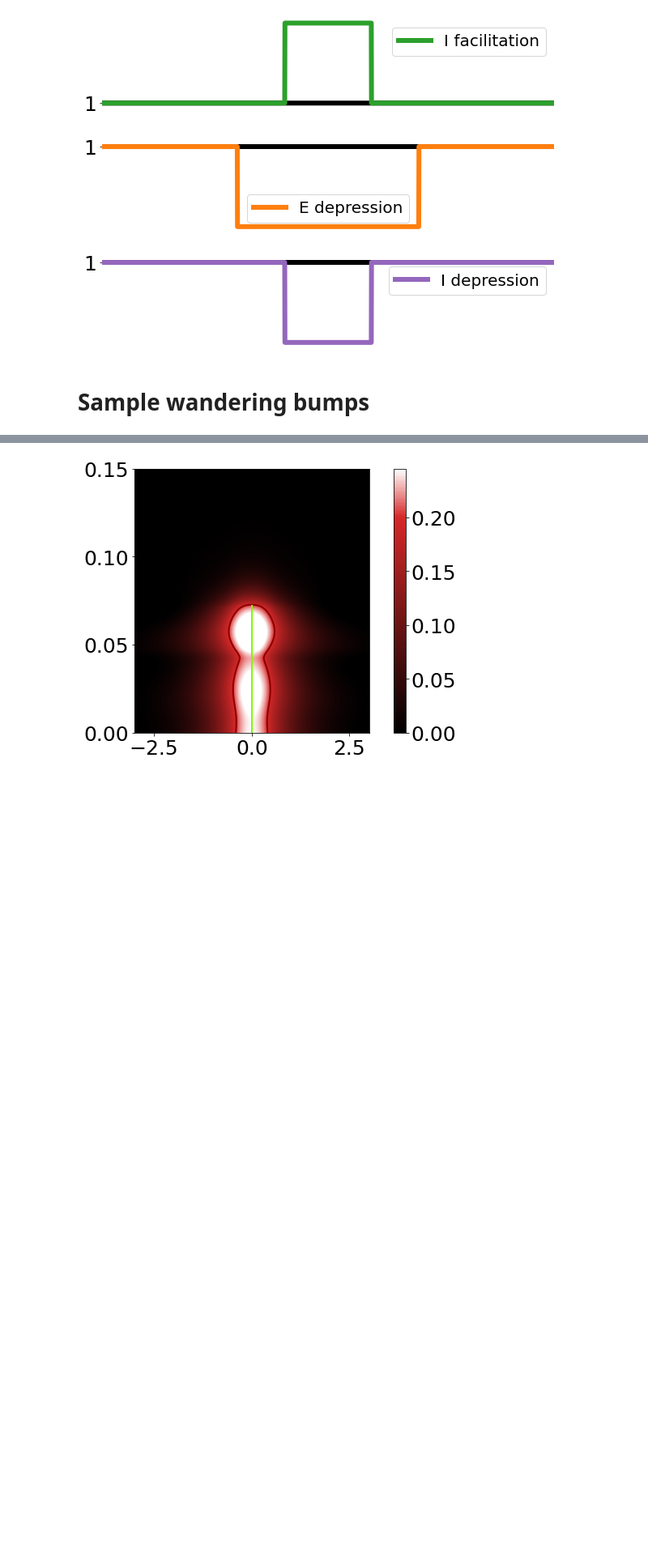
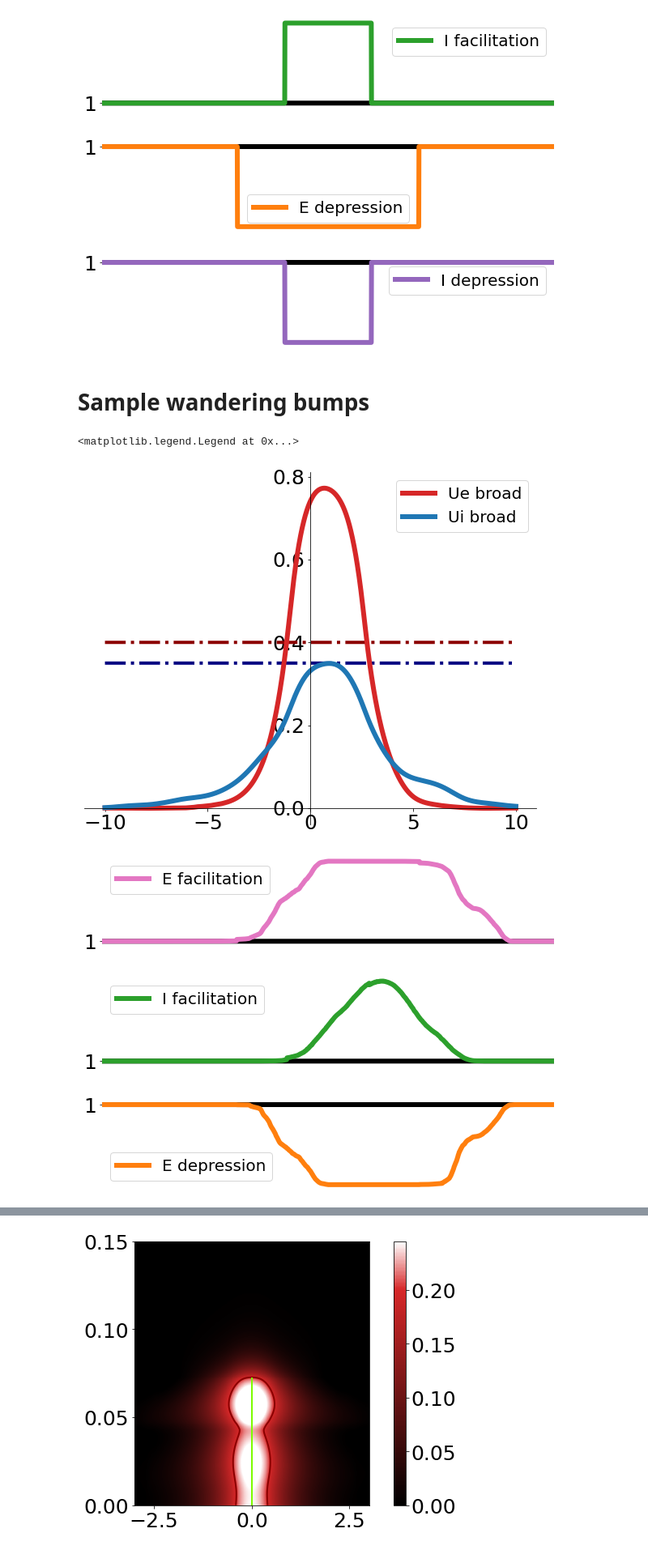
Before and after one commit to cihakh/STP_Multiscale, a Jupyter notebook: Examples.ipynb, the cells around one changed output, grey strips where cells are left out. Shown at 81% size. Saved outputs shown, nothing was run; the diff lists cells and outputs as text; code cells hidden in the pictures; blank space fills up the shorter version.

```diff
--- a/Examples.ipynb
+++ b/Examples.ipynb
@@ -221 +254,81 @@ InitialProfiles=stpfun.broad_stationary_solutions(x,[.5,.5],th_e,th_i,**FixedPar
 Result=stpfun.single_simulation_allFrames(x,th_e,th_i,eps,dt,nt,**FixedParams,**PlasticParams,**InitialProfiles)
+# %%
+#######
+#
+#Plotting sample of the final profiles of wandering bumps and plasticity profiles
+#
+#######
+
+#activity profiles
+fig = plt.figure(figsize=(10, 8))
+ax = fig.add_subplot(111)
+ax.spines['left'].set_position('zero')
+ax.spines['right'].set_color('none')
+ax.spines['bottom'].set_position('zero')
+ax.spines['top'].set_color('none')
+ax.xaxis.set_ticks_position('bottom')
+ax.yaxis.set_ticks_position('left')
+ax.plot(x,np.ones(len(x))*th_e,'-.',color='darkred',linewidth=4)
+ax.plot(x,np.ones(len(x))*th_i,'-.',color='navy',linewidth=4)
+ax.plot(x,Result[0][:,-1],color='tab:red',label='Ue broad')
+ax.plot(x,Result[1][:,-1],color='tab:blue',label='Ui broad')
+plt.legend()
+
+#plasticity profiles
+fig = plt.figure(figsize=(10, 2))
+ax = fig.add_subplot(111)
+ax.spines['top'].set_visible(False)
+ax.spines['right'].set_visible(False)
+ax.spines['bottom'].set_visible(False)
+ax.spines['left'].set_visible(False)
+ax.plot(x,np.ones(len(x)),'k')
+ax.plot(x,Result[2][:,-1]+np.ones(len(x)),color='tab:pink',label='E facilitation')
+ax.set_xlim(-5,5)
+ax.axes.get_xaxis().set_ticks([])
+ax.set_yticks([1])
+ax.legend()
+
+fig = plt.figure(figsize=(10, 2))
+ax = fig.add_subplot(111)
+ax.spines['top'].set_visible(False)
+ax.spines['right'].set_visible(False)
+ax.spines['bottom'].set_visible(False)
+ax.spines['left'].set_visible(False)
+ax.plot(x,np.ones(len(x)),'k')
+ax.plot(x,Result[3][:,-1]+np.ones(len(x)),color='tab:green',label='I facilitation')
+ax.set_xlim(-5,5)
+ax.axes.get_xaxis().set_ticks([])
+ax.set_yticks([1])
+ax.legend()
+
+fig = plt.figure(figsize=(10, 2))
+ax = fig.add_subplot(111)
+ax.spines['top'].set_visible(False)
+ax.spines['right'].set_visible(False)
+ax.spines['bottom'].set_visible(False)
+ax.spines['left'].set_visible(False)
+ax.plot(x,np.ones(len(x)),'k')
+ax.plot(x,Result[4][:,-1],color='tab:orange',label='E depression')
+ax.set_xlim(-5,5)
+ax.axes.get_xaxis().set_ticks([])
+ax.set_yticks([1])
+ax.legend()
+
+fig = plt.figure(figsize=(10, 2))
+ax = fig.add_subplot(111)
+ax.spines['top'].set_visible(False)
+ax.spines['right'].set_visible(False)
+ax.spines['bottom'].set_visible(False)
+ax.spines['left'].set_visible(False)
+ax.plot(x,np.ones(len(x)),'k')
+ax.plot(x,Result[5][:,-1],color='tab:purple',label='I depression')
+ax.set_xlim(-5,5)
+ax.axes.get_xaxis().set_ticks([])
+ax.set_yticks([1])
+ax.legend()
+# %% [output]
+<matplotlib.legend.Legend at 0x...>
+[figure, added]
+[figure, added]
+[figure, added]
+[figure, added]
```
Also changed, not shown: parts of 45 cells of this notebook.
